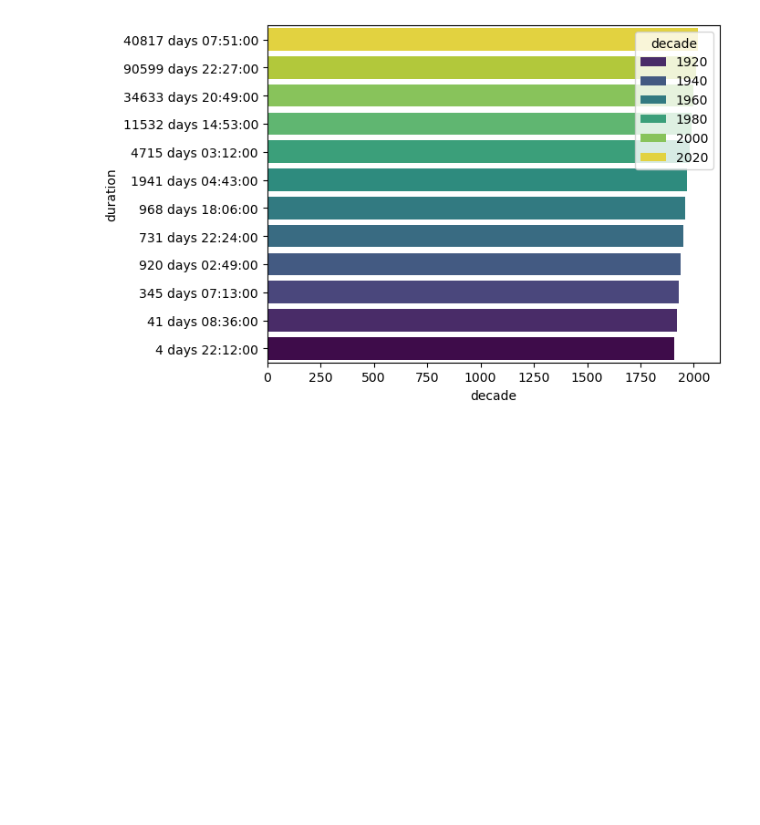
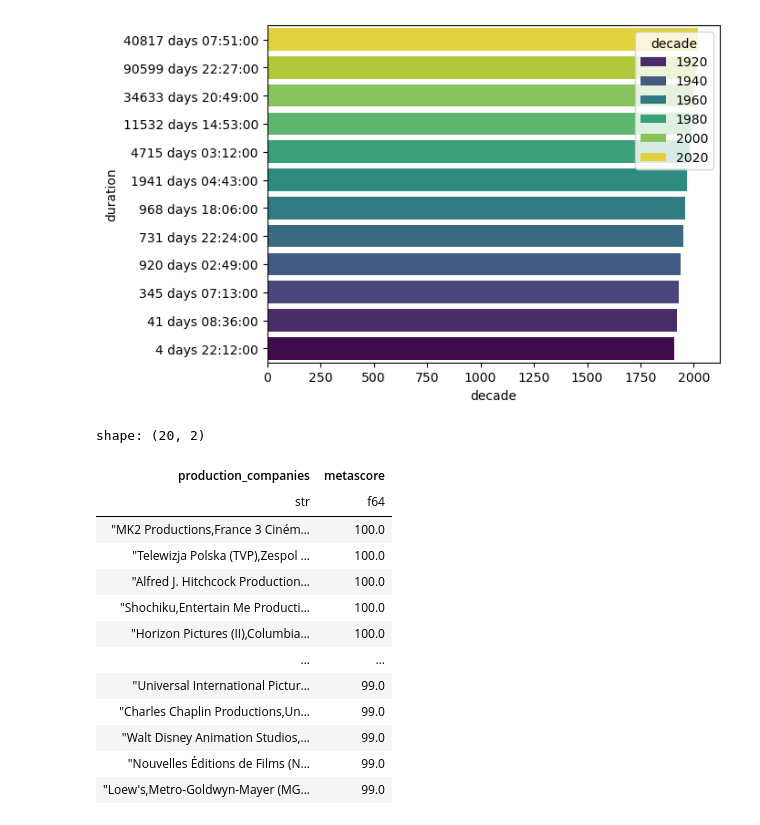
Before and after one commit to ZygimantasB/polars_library, a Jupyter notebook: kaggle/movies_new.ipynb, the cells around one changed output. Saved outputs shown, nothing was run; the diff lists cells and outputs as text; code cells hidden in the pictures; blank space fills up the shorter version.

```diff
--- a/kaggle/movies_new.ipynb
+++ b/kaggle/movies_new.ipynb
@@ -338,3 +338,30 @@ sns.barplot(
 # %% [output]
 <Axes: xlabel='decade', ylabel='duration'>
 [figure]
+# %%
+df_joined.select(
+    'production_companies', 'metascore'
+).group_by(
+    'production_companies'
+).agg(
+    pl.mean('metascore').round(2).alias('metascore'),
+).filter(
+    pl.col('metascore').is_not_null()
+).sort(
+    by='metascore', descending=True
+).head(20)
+# %% [output]
+shape: (20, 2)
+| production_companies | metascore |
+| str | f64 |
+| "MK2 Productions,France 3 Ciném… | 100.0 |
+| "Telewizja Polska (TVP),Zespol … | 100.0 |
+| "Alfred J. Hitchcock Production… | 100.0 |
+| "Shochiku,Entertain Me Producti… | 100.0 |
+| "Horizon Pictures (II),Columbia… | 100.0 |
+| … | … |
+| "Universal International Pictur… | 99.0 |
+| "Charles Chaplin Productions,Un… | 99.0 |
+| "Walt Disney Animation Studios,… | 99.0 |
+| "Nouvelles Éditions de Films (N… | 99.0 |
+| "Loew's,Metro-Goldwyn-Mayer (MG… | 99.0 |
```
